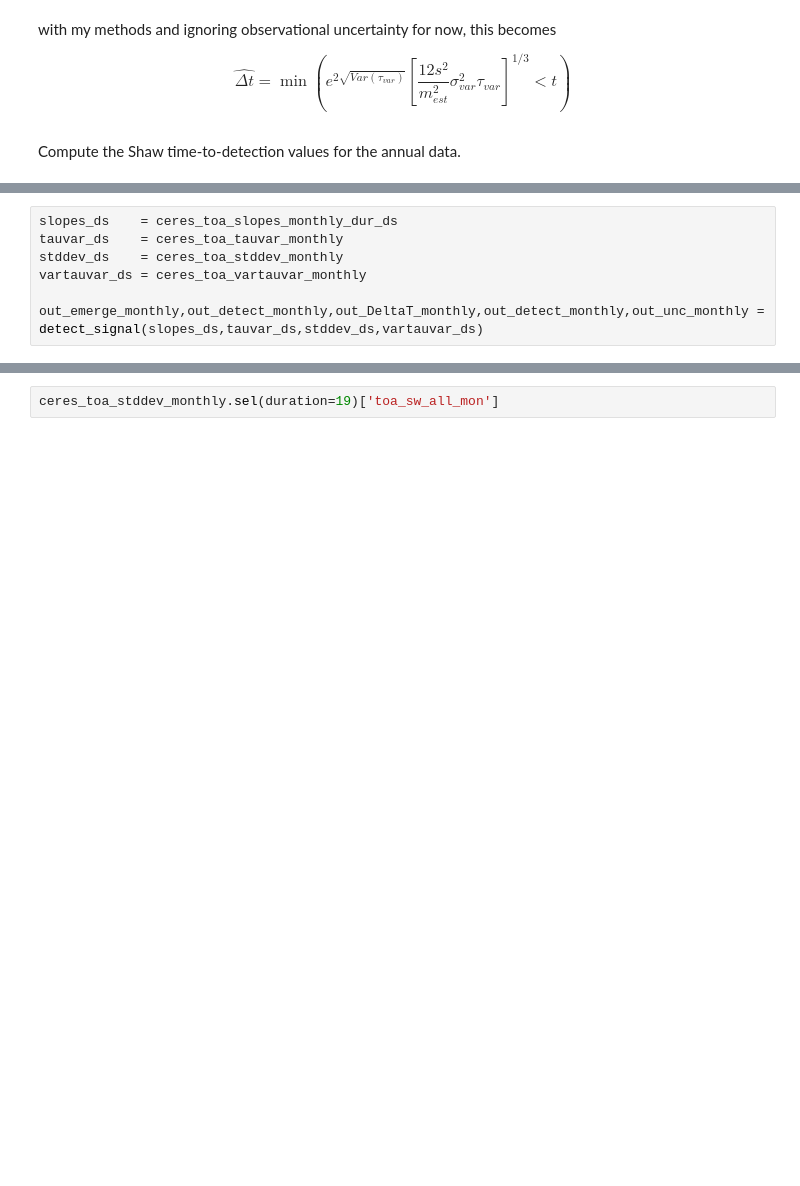
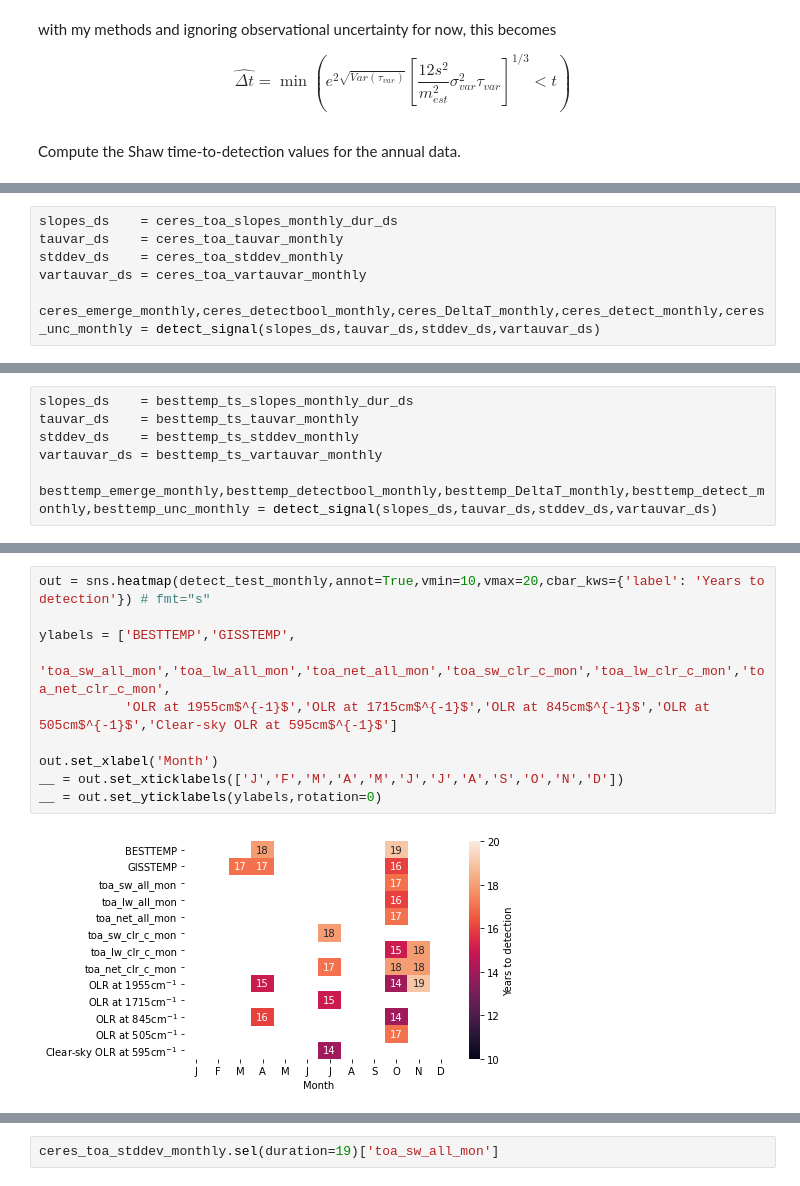
Before and after one commit to jshaw35/spectral_ice, a Jupyter notebook: trend_uncertainty/detectiontime_obsonly.ipynb, the cells around one changed output, grey strips where cells are left out. Saved outputs shown, nothing was run; the diff lists cells and outputs as text; blank space fills up the shorter version.

```diff
--- a/trend_uncertainty/detectiontime_obsonly.ipynb
+++ b/trend_uncertainty/detectiontime_obsonly.ipynb
@@ -773,4 +902,4 @@ tauvar_ds    = ceres_toa_tauvar_monthly
 stddev_ds    = ceres_toa_stddev_monthly
 vartauvar_ds = ceres_toa_vartauvar_monthly
 
-out_emerge_monthly,out_detect_monthly,out_DeltaT_monthly,out_detect_monthly,out_unc_monthly = detect_signal(slopes_ds,tauvar_ds,stddev_ds,vartauvar_ds)
+ceres_emerge_monthly,ceres_detectbool_monthly,ceres_DeltaT_monthly,ceres_detect_monthly,ceres_unc_monthly = detect_signal(slopes_ds,tauvar_ds,stddev_ds,vartauvar_ds)
@@ -776,0 +931,7 @@ out_emerge_monthly,out_detect_monthly,out_DeltaT_monthly,out_detect_monthly,out_
+# %%
+slopes_ds    = besttemp_ts_slopes_monthly_dur_ds
+tauvar_ds    = besttemp_ts_tauvar_monthly
+stddev_ds    = besttemp_ts_stddev_monthly
+vartauvar_ds = besttemp_ts_vartauvar_monthly
+
+besttemp_emerge_monthly,besttemp_detectbool_monthly,besttemp_DeltaT_monthly,besttemp_detect_monthly,besttemp_unc_monthly = detect_signal(slopes_ds,tauvar_ds,stddev_ds,vartauvar_ds)
@@ -776,0 +1012,12 @@ out_emerge_monthly,out_detect_monthly,out_DeltaT_monthly,out_detect_monthly,out_
+# %%
+out = sns.heatmap(detect_test_monthly,annot=True,vmin=10,vmax=20,cbar_kws={'label': 'Years to detection'}) # fmt="s"
+
+ylabels = ['BESTTEMP','GISSTEMP',
+           'toa_sw_all_mon','toa_lw_all_mon','toa_net_all_mon','toa_sw_clr_c_mon','toa_lw_clr_c_mon','toa_net_clr_c_mon',
+           'OLR at 1955cm$^{-1}$','OLR at 1715cm$^{-1}$','OLR at 845cm$^{-1}$','OLR at 505cm$^{-1}$','Clear-sky OLR at 595cm$^{-1}$']
+
+out.set_xlabel('Month')
+__ = out.set_xticklabels(['J','F','M','A','M','J','J','A','S','O','N','D'])
+__ = out.set_yticklabels(ylabels,rotation=0)
+# %% [output]
+[figure, added]
```
Also changed, not shown: parts of 72 cells of this notebook.
